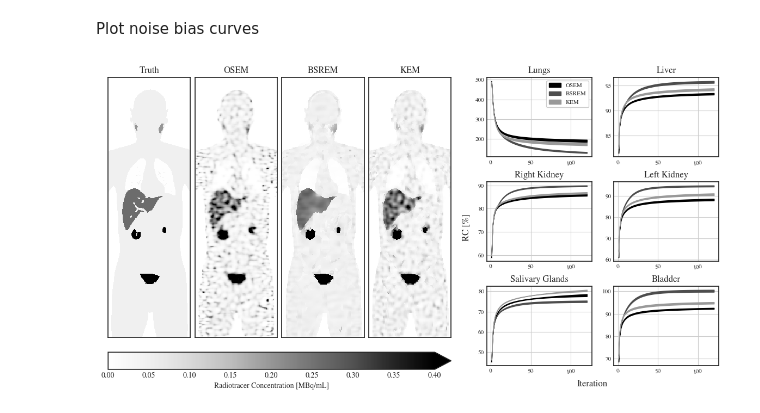
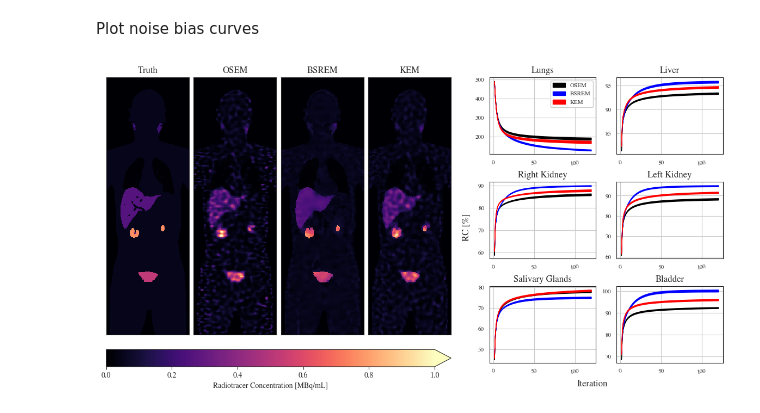
Before and after one commit to qurit/PyTomography_paper_code, a Jupyter notebook: experiment_simind.ipynb, the cells around one changed output. Cells and saved outputs as stored; diff of their text form; code cells hidden in the pictures.

```diff
--- a/experiment_simind.ipynb
+++ b/experiment_simind.ipynb
@@ -12,7 +12,8 @@ importlib.reload(recon_script)
 from scipy.ndimage import rotate
 import sys
 import matplotlib.pyplot as plt
-plt.style.use('seaborn-white')
+import seaborn as sns
+sns.set_style("white")
 import matplotlib
 matplotlib.rcParams['mathtext.fontset'] = 'stix'
 matplotlib.rcParams['font.family'] = 'STIXGeneral'
@@ -130,7 +131,7 @@ def plot_bvc(stats, organ, ax, color, label, iter_n=None):
     #ax.plot(iters, RCs, markersize=4, lw=1, color=color, label=label)
     ax.fill_between(iters, RCs-RCs_err, RCs+RCs_err, color=color, alpha=1, label=label)
 
-
+custom_cmap = 'magma'
 def plot_object(ob, ax, mode='color', vmax_set=None, cmap_pet=False, idx=80):
     if mode=='color':
         tcol = 'white'
@@ -142,6 +143,7 @@ def plot_object(ob, ax, mode='color', vmax_set=None, cmap_pet=False, idx=80):
         vmax = 0.4
     if cmap_pet:
         cmap = custom_cmap
+        vmax=1
     if vmax_set is not None:
         vmax=vmax_set
     im = ax.pcolormesh(ob[:,idx].T, cmap=cmap, vmax=vmax)
@@ -156,36 +158,36 @@ title_dict = {'l_lung': 'Lungs', 'liver': 'Liver', 'r_kidney': 'Right Kidney', '
 # %%
 mode = 'bw'
 idx = 64
 fig = plt.figure(constrained_layout=True, figsize=(11.5,6))
 (subfig_l, subfig_r) = fig.subfigures(nrows=1, ncols=2, width_ratios=(0.8,0.6))
 axes_l = subfig_l.subplots(nrows=1, ncols=4)
 axes_l[0].set_title('Truth')
 axes_l[1].set_title('OSEM')
 axes_l[2].set_title('BSREM')
 axes_l[3].set_title('KEM')
-plot_object(GT, axes_l[0], mode=mode, idx=4*idx)
-im = plot_object(test_osems[0], axes_l[1], mode=mode, idx=idx)
-plot_object(test_bsrems[0], axes_l[2], mode=mode, idx=idx)
-plot_object(test_kems[0], axes_l[3], mode=mode, idx=idx)
+plot_object(GT, axes_l[0], mode=mode, idx=4*idx, cmap_pet=True)
+im = plot_object(test_osems[0], axes_l[1], mode=mode, idx=idx, cmap_pet=True)
+plot_object(test_bsrems[-1], axes_l[2], mode=mode, idx=idx, cmap_pet=True)
+plot_object(test_kems[0], axes_l[3], mode=mode, idx=idx, cmap_pet=True)
 subfig_l.colorbar(im, ax=axes_l, location='bottom', label='Radiotracer Concentration [MBq/mL]', extend='max')
 
 #Noise bias curves
 axes_r = subfig_r.subplots(nrows=3, ncols=2)
 for ax, organ in zip(axes_r.ravel(), organs_):
     plot_bvc(test_osem_stats, organ, ax, '0', 'OSEM', iter_n=7)
-    plot_bvc(test_bsrem_stats, organ, ax, '0.3', 'BSREM', iter_n=-1)
-    plot_bvc(test_kem_stats, organ, ax, '0.6', 'KEM', iter_n=-1)
+    plot_bvc(test_bsrem_stats, organ, ax, 'blue', 'BSREM', iter_n=-1)
+    plot_bvc(test_kem_stats, organ, ax, 'red', 'KEM', iter_n=-1)
     ax.grid()
     ax.tick_params(axis='y', which='major', labelsize=8)
     ax.tick_params(axis='x', which='major', labelsize=8, rotation=10)
     ax.tick_params(axis='both', which='minor', labelsize=8)
     ax.set_title(title_dict[organ])
 axes_r[0,0].legend(facecolor='white', framealpha=1, frameon=True, loc='upper right', fontsize=8)
 subfig_r.add_subplot(111, frameon=False)
 plt.tick_params(labelcolor='none', which='both', top=False, bottom=False, left=False, right=False)
 subfig_r.supylabel('RC [%]')
 subfig_r.supxlabel('Iteration')
 
-plt.savefig('images/figure3.jpg', bbox_inches='tight', dpi=300)
+plt.savefig('images/figure2.jpg', bbox_inches='tight', dpi=300)
 # %% [output]
-[figure, old version]
+[figure, new version]
```
Also changed, not shown: parts of 2 cells of this notebook, 5 other files.
